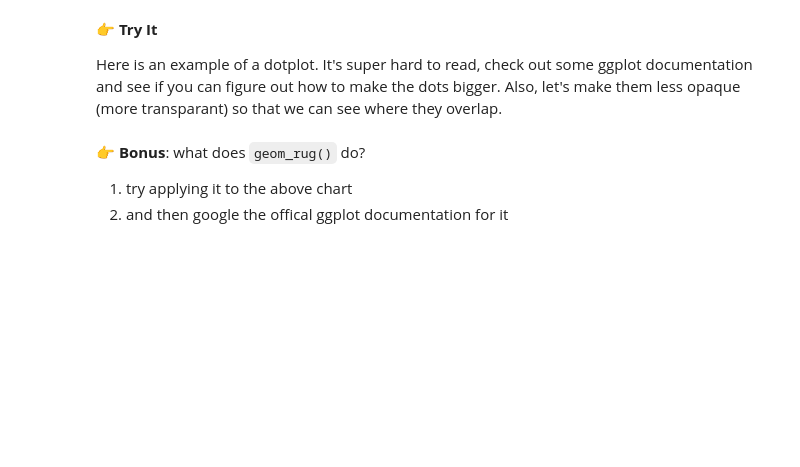
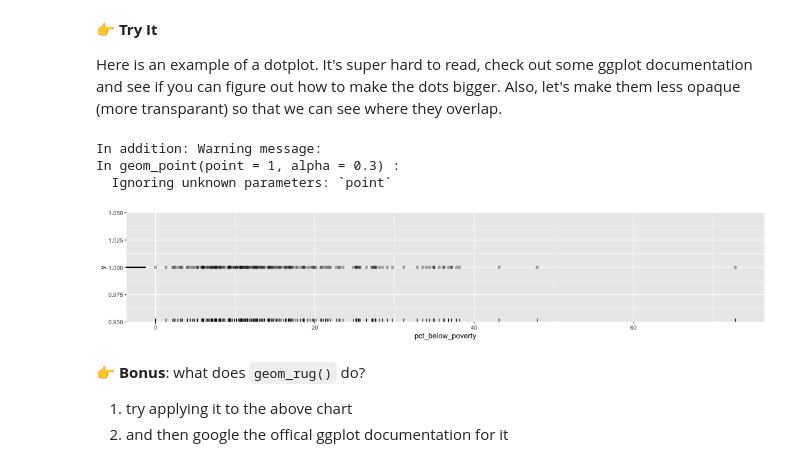
Before and after one commit to data4news/ggplot-intro-yiren54610, a Jupyter notebook: notebook-1.ipynb, the cells around one changed output. Saved outputs shown, nothing was run; the diff lists cells and outputs as text; code cells hidden in the pictures; blank space fills up the shorter version.

```diff
--- a/notebook-1.ipynb
+++ b/notebook-1.ipynb
@@ -146,11 +218,20 @@ ggplot(df) +
 
 Here is an example of a dotplot. It's super hard to read, check out some ggplot documentation and see if you can figure out how to make the dots bigger. Also, let's make them less opaque (more transparant) so that we can see where they overlap.
 # %%
-%%R
+%%R -w 1000 -h 200
 
 # copy/paste the code from the cell above
 # and then make your modifications to answer
 # "Try It" question
+ggplot(df) +
+    aes(x=pct_below_poverty, y=1) +
+    geom_point(point=1,alpha=.3) +
+    geom_rug()
+# %% [output]
+In addition: Warning message:
+In geom_point(point = 1, alpha = 0.3) :
+  Ignoring unknown parameters: `point`
+[figure, added]
 # %% [markdown]
 **👉 Bonus**:  what does `geom_rug()` do?
 1. try applying it to the above chart
```
Also changed, not shown: parts of 21 cells of this notebook, 2 other files.
